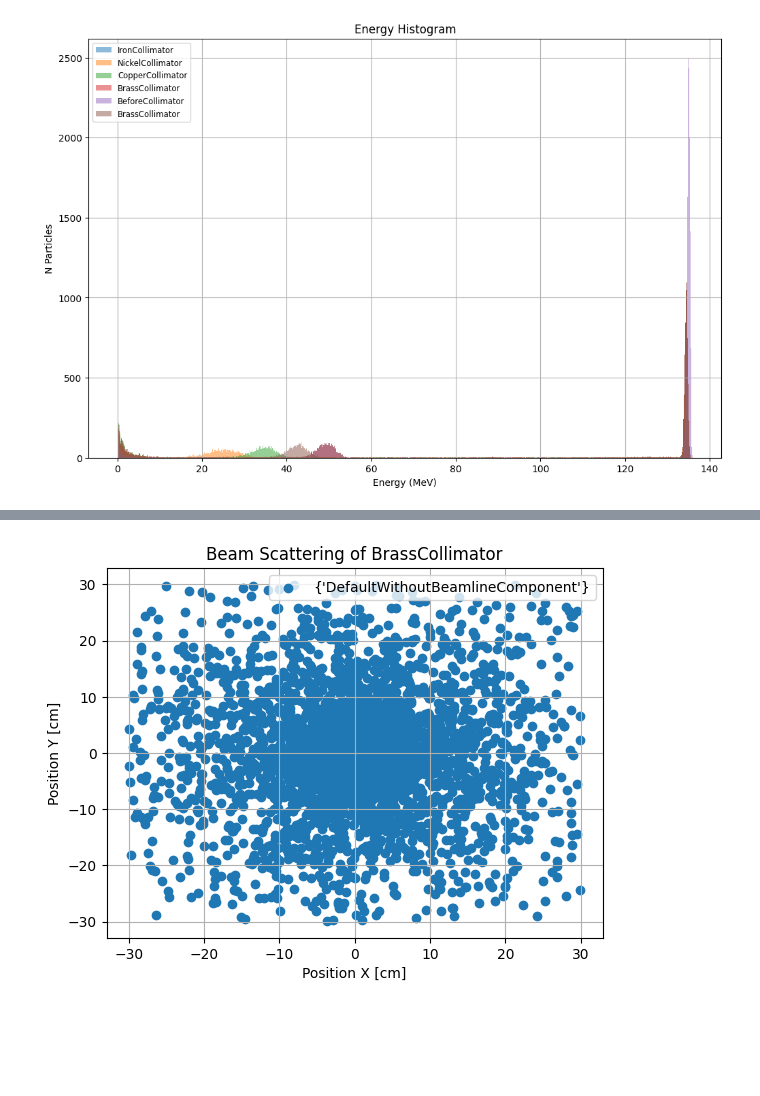
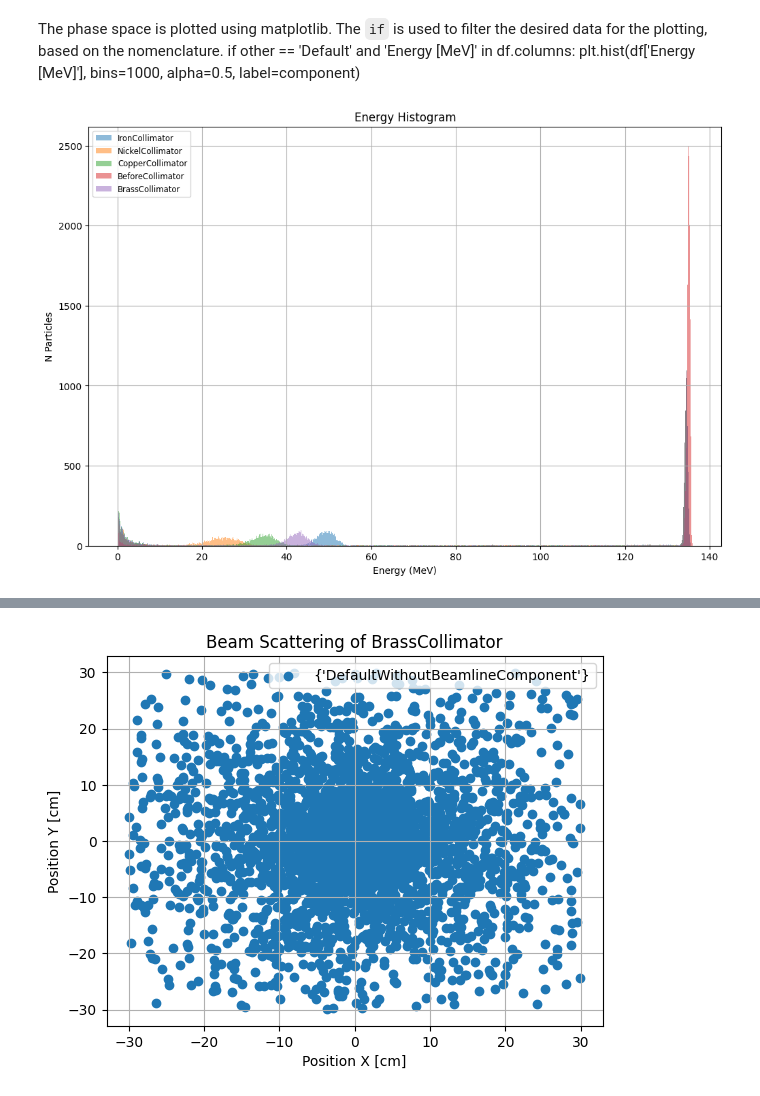
Before and after one commit to alfiafazimah/PhaseSpaceTOPAS-Visualization, a Jupyter notebook: src/PhaseSpaceTOPAS-Visualization.ipynb, the cells around one changed output, grey strips where cells are left out. Saved outputs shown, nothing was run; the diff lists cells and outputs as text; code cells hidden in the pictures; blank space fills up the shorter version.

```diff
--- a/src/PhaseSpaceTOPAS-Visualization.ipynb
+++ b/src/PhaseSpaceTOPAS-Visualization.ipynb
@@ -67,6 +63,9 @@ import pandas as pd
 basedirectory = os.getcwd()
 phspdirectory = os.path.join(basedirectory, "..","data","input")
 outputdirectory = os.path.join(basedirectory, "..","data","output")
+
+# Create the "output" folder if it doesn't exist
+os.makedirs(outputdirectory, exist_ok=True)
 
 #dictionary
 phsp_category = {}
@@ -92,11 +91,7 @@ for item in os.listdir(phspdirectory):
         size = nomen[7]
         key = f"{beamtype}_{beam_energy}_{material}_{position}_{beforeafter}_{component}_{size}"
 
-        # Ensure the key exists in the dictionary
-        if key not in categorized_phsp_data:
-            categorized_phsp_data[key] = {}
-
-        # Add the data to the nested dictionary
+        categorized_phsp_data[key] = {}
         categorized_phsp_data[key][item] = data
 
         df = pd.DataFrame (data)
@@ -124,35 +119,40 @@ Field Names (dtype): ('Position X [cm]', 'Position Y [cm]', 'Position Z [cm]', '
 File: Proton_140MeV_Udara_(-08-5688CM)_After_BrassCollimator_Default_60x60.phsp
 Field Names (dtype): ('Position X [cm]', 'Position Y [cm]', 'Position Z [cm]', 'Direction Cosine X', 'Direction Cosine Y', 'Energy [MeV]', 'Weight', 'Particle Type (in PDG Format)', 'Flag to tell if T ...
 ----------------------------------------
+# %% [markdown]
+The phase space is plotted using matplotlib.
+The `if` is used to filter the desired data for the plotting, based on the nomenclature.
+    if other == 'Default' and 'Energy [MeV]' in df.columns:
+        plt.hist(df['Energy [MeV]'], bins=1000, alpha=0.5, label=component)
 # %%
 # Plot energy distributions for each file
 plt.figure(figsize=(12, 8))
 
 for item, df in phsp_dataframe.items():
     nomen = item.split('_')
     beamtype = nomen [0]
     beam_energy = nomen[1]
     material = nomen[2]
     position = nomen[3]
     beforeafter = nomen [4]
     component = nomen[5]
     other = nomen [6]
     size = nomen[7]
     key = f"{beamtype}_{beam_energy}_{material}_{position}_{beforeafter}_{component}_{size}"
-    if 'Energy [MeV]' in df.columns:
+    if other == 'Default' and 'Energy [MeV]' in df.columns:
         plt.hist(df['Energy [MeV]'], bins=1000, alpha=0.5, label=component)
 
 
 # Customize the plot
 plt.title("Energy Histogram")
 plt.xlabel("Energy (MeV)")
 plt.ylabel("N Particles")
 plt.legend(loc='upper left', fontsize='small')
 plt.grid(True)
 
 # Save the combined graph
 output_path = os.path.join(outputdirectory, "energy histogram2.png")
-plt.savefig(output_path, dpi=600)
+plt.savefig(output_path, dpi=200)
 plt.show()
 # %% [output]
-[figure, old version]
+[figure, new version]
```
Also changed, not shown: parts of 11 cells of this notebook, 1 other file.
